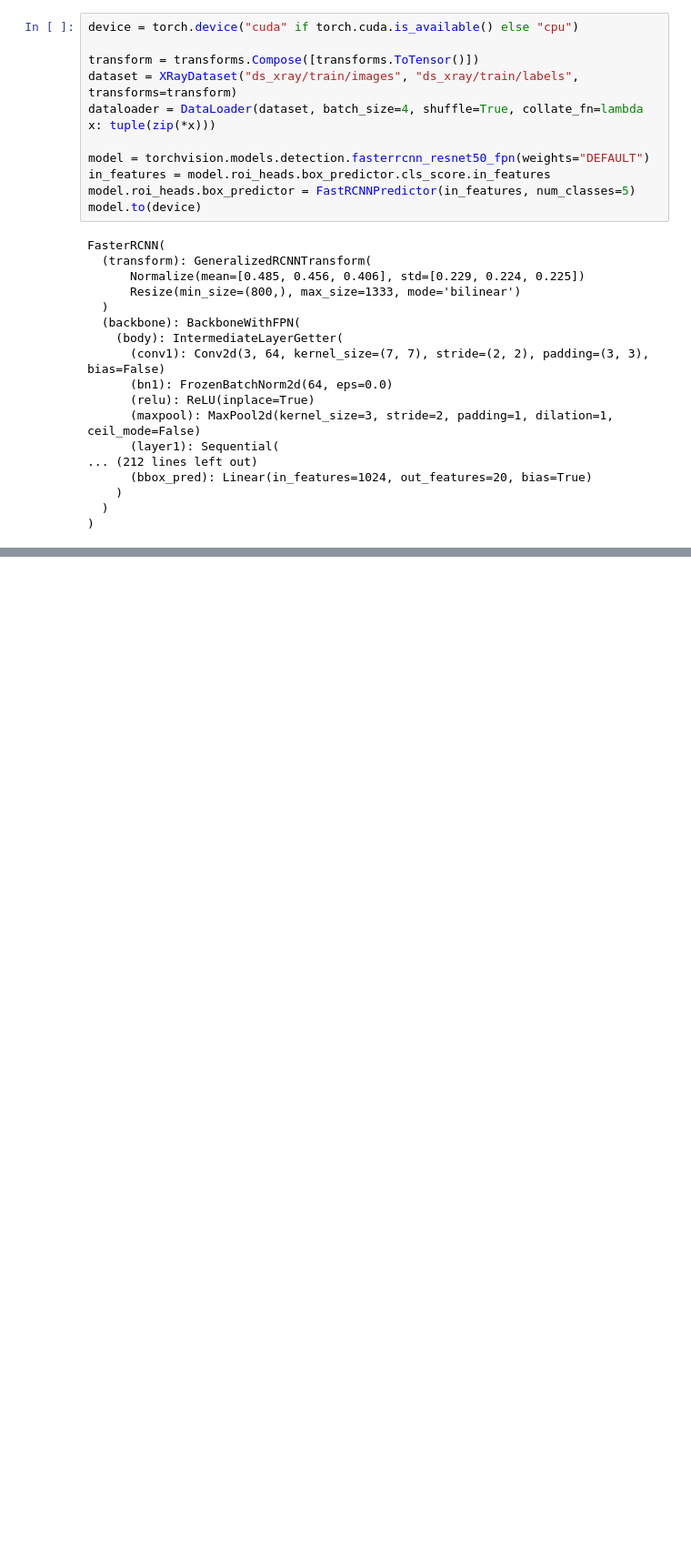
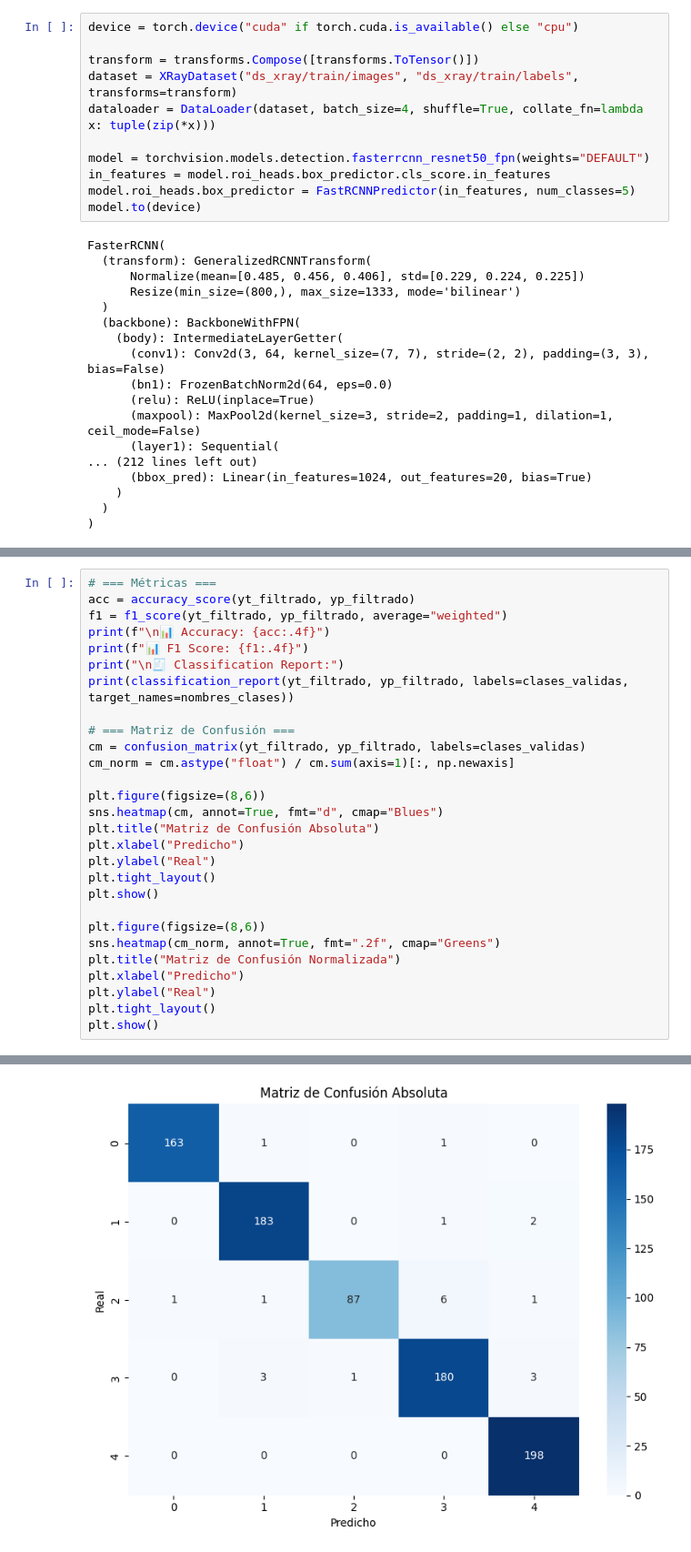
Before and after one commit to Chelodromo/vpcII_carreras_fajardo_mas, a Jupyter notebook: trabajo_integrador_x_ray.ipynb, the cells around one changed output, grey strips where cells are left out. Shown at 91% size. Cells and saved outputs as stored; diff of their text form; blank space fills up the shorter version.

```diff
--- a/trabajo_integrador_x_ray.ipynb
+++ b/trabajo_integrador_x_ray.ipynb
@@ -943,0 +1384,29 @@ Starting training for 30 epochs...
+# %%
+# === Métricas ===
+acc = accuracy_score(yt_filtrado, yp_filtrado)
+f1 = f1_score(yt_filtrado, yp_filtrado, average="weighted")
+print(f"\n📊 Accuracy: {acc:.4f}")
+print(f"📊 F1 Score: {f1:.4f}")
+print("\n🧾 Classification Report:")
+print(classification_report(yt_filtrado, yp_filtrado, labels=clases_validas, target_names=nombres_clases))
+
+# === Matriz de Confusión ===
+cm = confusion_matrix(yt_filtrado, yp_filtrado, labels=clases_validas)
+cm_norm = cm.astype("float") / cm.sum(axis=1)[:, np.newaxis]
+
+plt.figure(figsize=(8,6))
+sns.heatmap(cm, annot=True, fmt="d", cmap="Blues")
+plt.title("Matriz de Confusión Absoluta")
+plt.xlabel("Predicho")
+plt.ylabel("Real")
+plt.tight_layout()
+plt.show()
+
+plt.figure(figsize=(8,6))
+sns.heatmap(cm_norm, annot=True, fmt=".2f", cmap="Greens")
+plt.title("Matriz de Confusión Normalizada")
+plt.xlabel("Predicho")
+plt.ylabel("Real")
+plt.tight_layout()
+plt.show()
+# %% [output]
@@ -943,0 +1428 @@ Starting training for 30 epochs...
+[figure, added]
```
Also changed, not shown: parts of 25 cells of this notebook.
